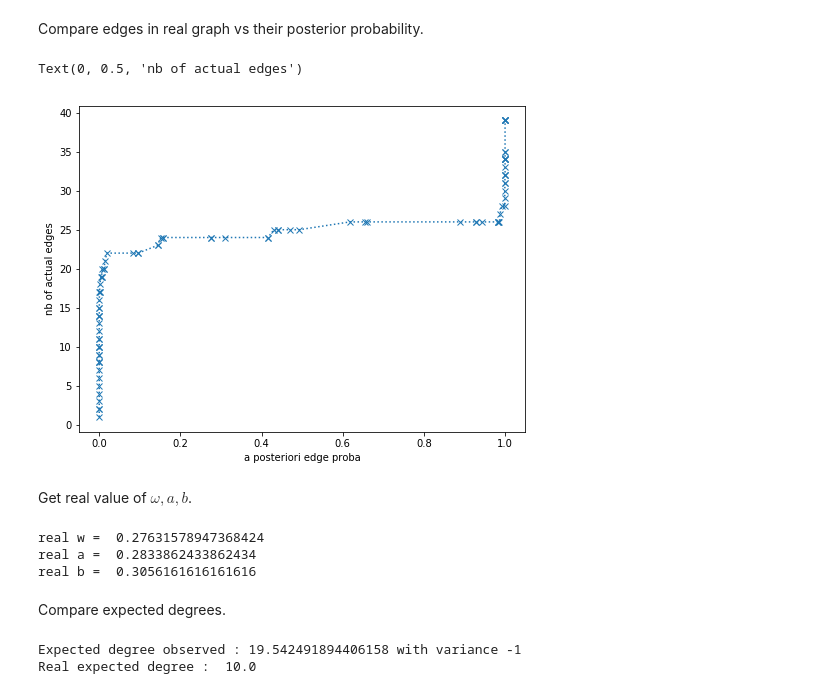
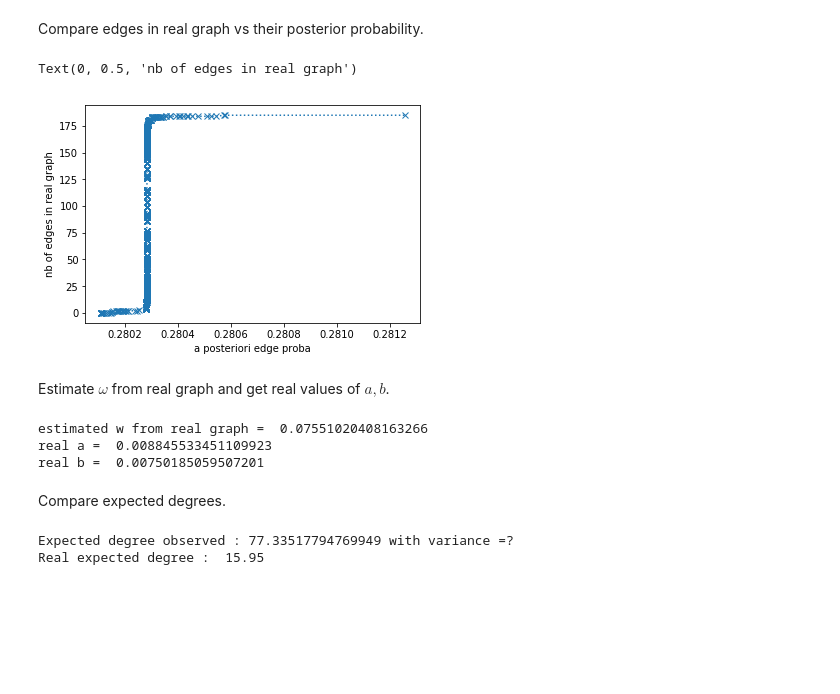
Before and after one commit to yokaiAG/Stage2019, a Jupyter notebook: Code/Newman_sampleTest.ipynb, the cells around one changed output. Drawn from its saved outputs; the diff is of its cells as text; code cells hidden in the pictures; blank space fills up the shorter version.

Commit message:
Newman_sampleTest.ipynb up and nb rt vs real edges .py

```diff
--- a/Code/Newman_sampleTest.ipynb
+++ b/Code/Newman_sampleTest.ipynb
@@ -64,8 +64,3 @@ for line in open(trace_path):
                 E[uid, rtu] += 1
 # %% [markdown]
 Reduce the scale of N and E to avoid floats problems.
-# %%
-scaling_factor = min(E.values())
-for e in N:
-    N[e] /= scaling_factor
-    E[e] /= scaling_factor
@@ -100,7 +97,7 @@ max_iter = 1000
 Proceed.
 # %%
 # at each repetition we save the values of w, a and b
-results = {'W':list(), 'A':list(), 'B':list()}
+results = {'w':list(), 'a':list(), 'b':list()}
 
 for k in range(repetitions):
 
@@ -140,9 +137,9 @@ for k in range(repetitions):
                 break
 
         # add results to results dict
-        results['W'].append(w)
-        results['A'].append(a)
-        results['B'].append(b)
+        results['w'].append(w)
+        results['a'].append(a)
+        results['b'].append(b)
 
     except:
         continue
@@ -157,7 +154,7 @@ for i,(key,values) in enumerate(results.items()):
     values = sorted(values)
     mean[key] = np.mean(values)
     med[key] = np.median(values)
-    ax[i].scatter(values, [1]*len(values), marker='x', alpha=.5, color='blue', label=key)
+    ax[i].scatter(values, [1]*len(values), marker='x', alpha=.5, linewidths=.01, color='blue', label=key)
     ax[i].set_xlabel(key)
 
 plt.show()
@@ -187,10 +184,10 @@ We generate a sample graph according to the posterior distribution.
 
 Q[i,j] = proba of edge j-->i.
 # %%
-G = nx.DiGraph()
-G.add_nodes_from(users)
+G_sample = nx.DiGraph()
+G_sample.add_nodes_from(users)
 
 for e in node_pairs:
     if random.random() < Q[e]:
-        G.add_edge(e[1], e[0])
+        G_sample.add_edge(e[1], e[0])
 # %%
@@ -215,14 +212,14 @@ Compare real graph with sample.
 sampled_edges_in_real = set()
 real_edges_in_sample = set()
 
-for e in G.edges:
+for e in G_sample.edges:
     if e in G_real.edges:
         sampled_edges_in_real.add(e)
 
 for e in G_real.edges:
-    if e in G.edges:
+    if e in G_sample.edges:
         real_edges_in_sample.add(e)
 
 print("Proportion of edges from real graph in sample : ", len(real_edges_in_sample)/G_real.number_of_edges())
-print("Proportion of edges from sample in real graph : ", len(sampled_edges_in_real)/G.number_of_edges())
+print("Proportion of edges from sample in real graph : ", len(sampled_edges_in_real)/G_sample.number_of_edges())
 # %% [output]
@@ -233,46 +230,47 @@ Proportion of edges from sample in real graph :  0.4444444444444444
 # %% [markdown]
 Compare edges in real graph vs their posterior probability.
 # %%
-plt.rcParams["figure.figsize"] = [8,6]
 real_edges_count = list()
 for (e,q) in sorted(Q.items(), key=itemgetter(1)):
     real_edges_count.append(0)
-    for e in G.edges:
+    for e in G_real.edges:
         if Q[e] <= q:
             real_edges_count[-1] += 1
+
+plt.rcParams["figure.figsize"] = [6,4]
 plt.plot(sorted(Q.values()), real_edges_count, marker='x', ls=':')
 plt.xlabel("a posteriori edge proba")
-plt.ylabel("nb of actual edges")
+plt.ylabel("nb of edges in real graph")
 # %% [output]
-Text(0, 0.5, 'nb of actual edges')
+Text(0, 0.5, 'nb of edges in real graph')
-[figure, old version]
+[figure, new version]
-# %% [markdown]
-Get real value of $\omega,a,b$.
+# %% [markdown]
+Estimate $\omega$ from real graph and get real values of $a,b$.
 # %%
-w_real = G.number_of_edges() / (2*binom(n,2))
-print("real w = ", w_real)
+w_estimated_from_real_graph = G_real.number_of_edges() / (2*binom(n,2))
+print("estimated w from real graph = ", w_estimated_from_real_graph)
 
 a_numerator, a_denominator = 0, 0
-for e in G.edges:
+for e in G_real.edges:
     a_numerator += E[e]
     a_denominator += N[e]
 print("real a = ", a_numerator/a_denominator)
 
 b_numerator, b_denominator = 0, 0
 for e in node_pairs:
-    if e not in G.edges:
+    if e not in G_real.edges:
         b_numerator += E[e]
         b_denominator += N[e]
 print("real b = ", b_numerator/b_denominator)
 # %% [output]
-real w =  0.27631578947368424
-real a =  0.2833862433862434
-real b =  0.3056161616161616
+estimated w from real graph =  0.07551020408163266
+real a =  0.008845533451109923
+real b =  0.00750185059507201
 # %% [markdown]
 Compare expected degrees.
 # %%
-print("Expected degree observed : {} with variance {}".format(2*sum(Q.values())/n, -1))
-print("Real expected degree : ", np.mean(G.degree()))
+print("Expected degree observed : {} with variance ={}".format(2*sum(Q.values())/n, "?"))
+print("Real expected degree : ", np.mean(G_real.degree()))
 # %% [output]
-Expected degree observed : 19.542491894406158 with variance -1
-Real expected degree :  10.0
+Expected degree observed : 77.33517794769949 with variance =?
+Real expected degree :  15.95
```
Also changed, not shown: parts of 7 cells of this notebook, 2 other files.
